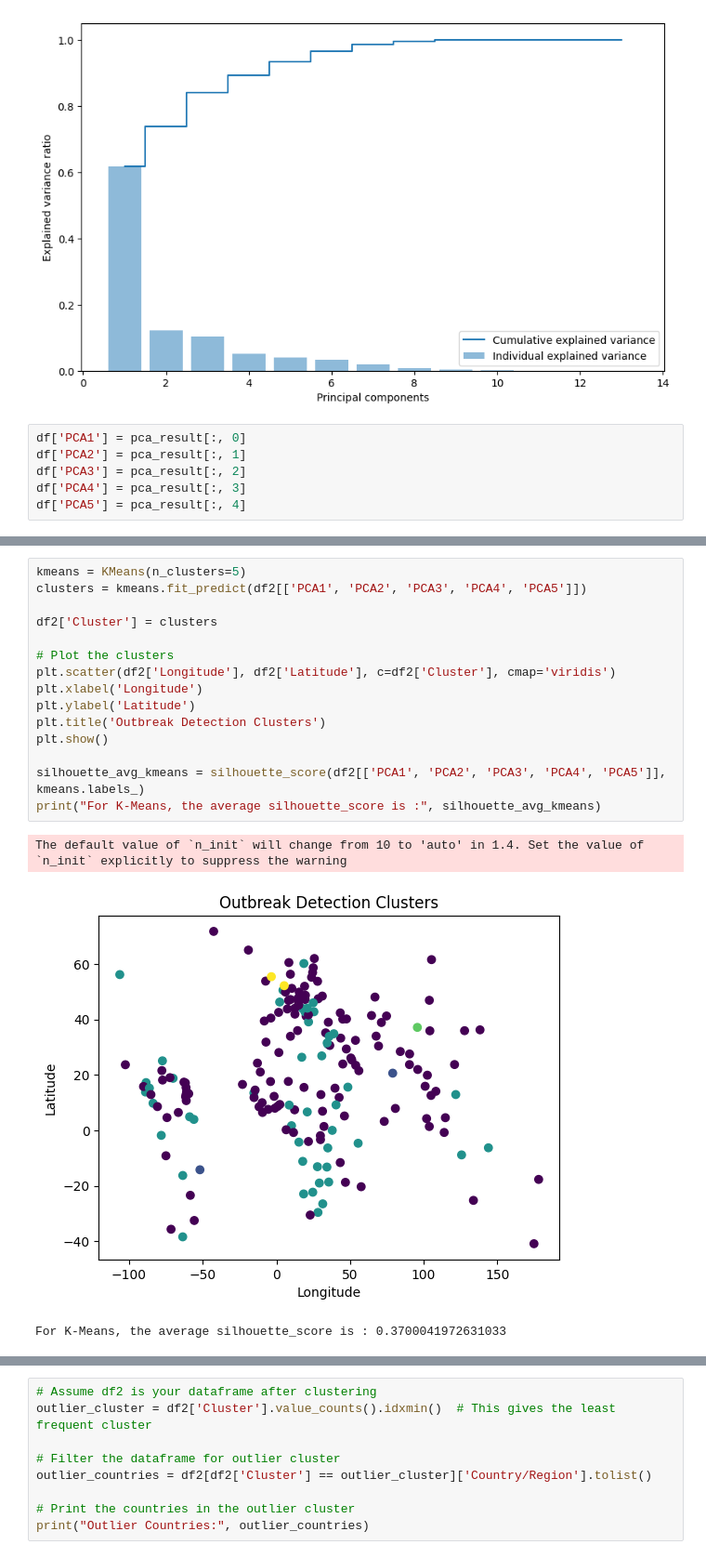
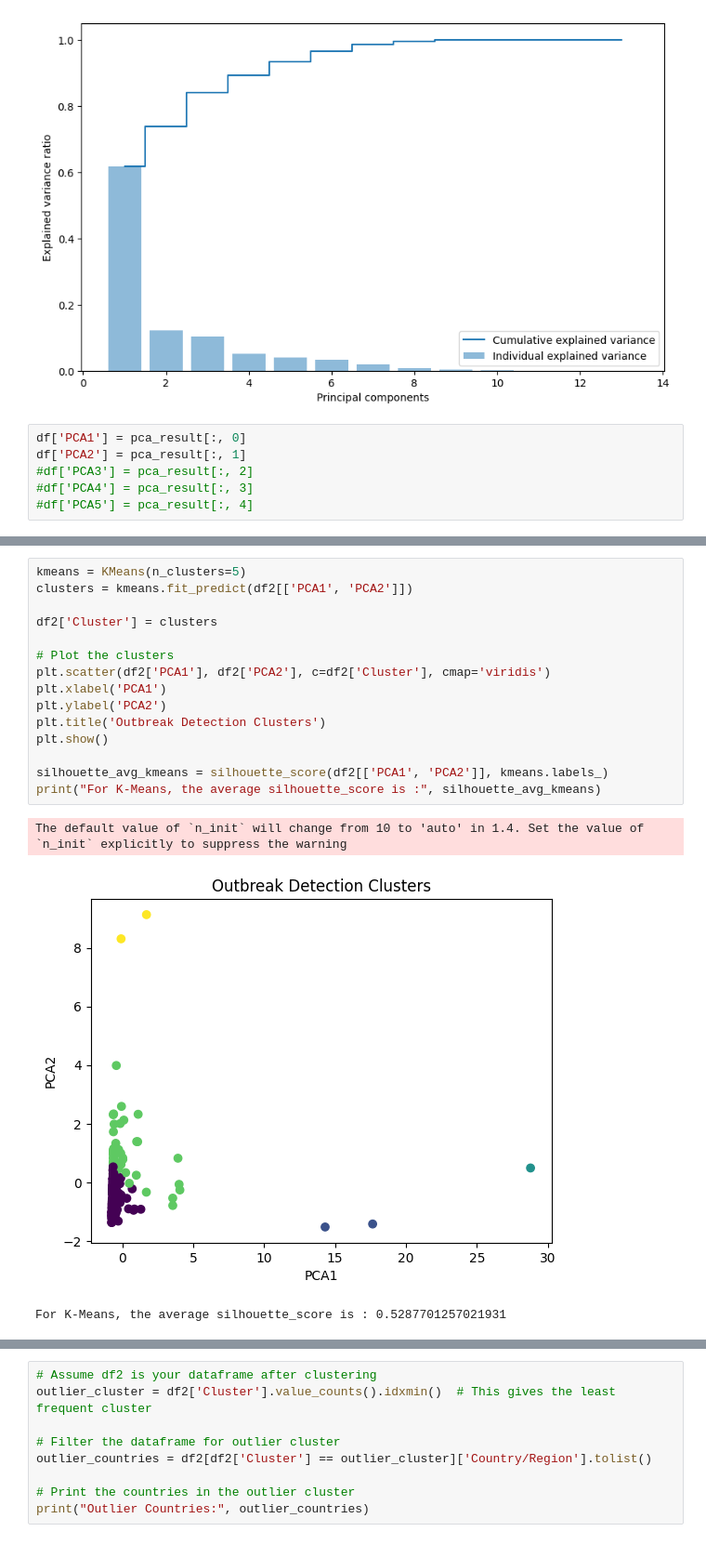
Before and after one commit to MilindiSenevirathne/COVID-19_Test, a Jupyter notebook: Feature_Extraction_Test.ipynb, the cells around one changed output, grey strips where cells are left out. Shown at 93% size. Cells and saved outputs as stored; diff of their text form.

```diff
--- a/Feature_Extraction_Test.ipynb
+++ b/Feature_Extraction_Test.ipynb
@@ -204,9 +206,9 @@ The default value of numeric_only in DataFrame.mean is deprecated. In a future v
 # %%
 df['PCA1'] = pca_result[:, 0]
 df['PCA2'] = pca_result[:, 1]
-df['PCA3'] = pca_result[:, 2]
-df['PCA4'] = pca_result[:, 3]
-df['PCA5'] = pca_result[:, 4]
+#df['PCA3'] = pca_result[:, 2]
+#df['PCA4'] = pca_result[:, 3]
+#df['PCA5'] = pca_result[:, 4]
 # %%
 df.head()
 # %% [output]
@@ -267,22 +271,22 @@ The default value of `n_init` will change from 10 to 'auto' in 1.4. Set the valu
 # %%
 kmeans = KMeans(n_clusters=5)
-clusters = kmeans.fit_predict(df2[['PCA1', 'PCA2', 'PCA3', 'PCA4', 'PCA5']])
+clusters = kmeans.fit_predict(df2[['PCA1', 'PCA2']])
 
 df2['Cluster'] = clusters
 
 # Plot the clusters
-plt.scatter(df2['Longitude'], df2['Latitude'], c=df2['Cluster'], cmap='viridis')
-plt.xlabel('Longitude')
-plt.ylabel('Latitude')
+plt.scatter(df2['PCA1'], df2['PCA2'], c=df2['Cluster'], cmap='viridis')
+plt.xlabel('PCA1')
+plt.ylabel('PCA2')
 plt.title('Outbreak Detection Clusters')
 plt.show()
 
-silhouette_avg_kmeans = silhouette_score(df2[['PCA1', 'PCA2', 'PCA3', 'PCA4', 'PCA5']], kmeans.labels_)
+silhouette_avg_kmeans = silhouette_score(df2[['PCA1', 'PCA2']], kmeans.labels_)
 print("For K-Means, the average silhouette_score is :", silhouette_avg_kmeans)
 # %% [output]
 The default value of `n_init` will change from 10 to 'auto' in 1.4. Set the value of `n_init` explicitly to suppress the warning
-[figure, old version]
+[figure, new version]
-For K-Means, the average silhouette_score is : 0.3700041972631033
+For K-Means, the average silhouette_score is : 0.5287701257021931
 # %%
 df2.head()
 # %% [output]
```
Also changed, not shown: parts of 10 cells of this notebook.
